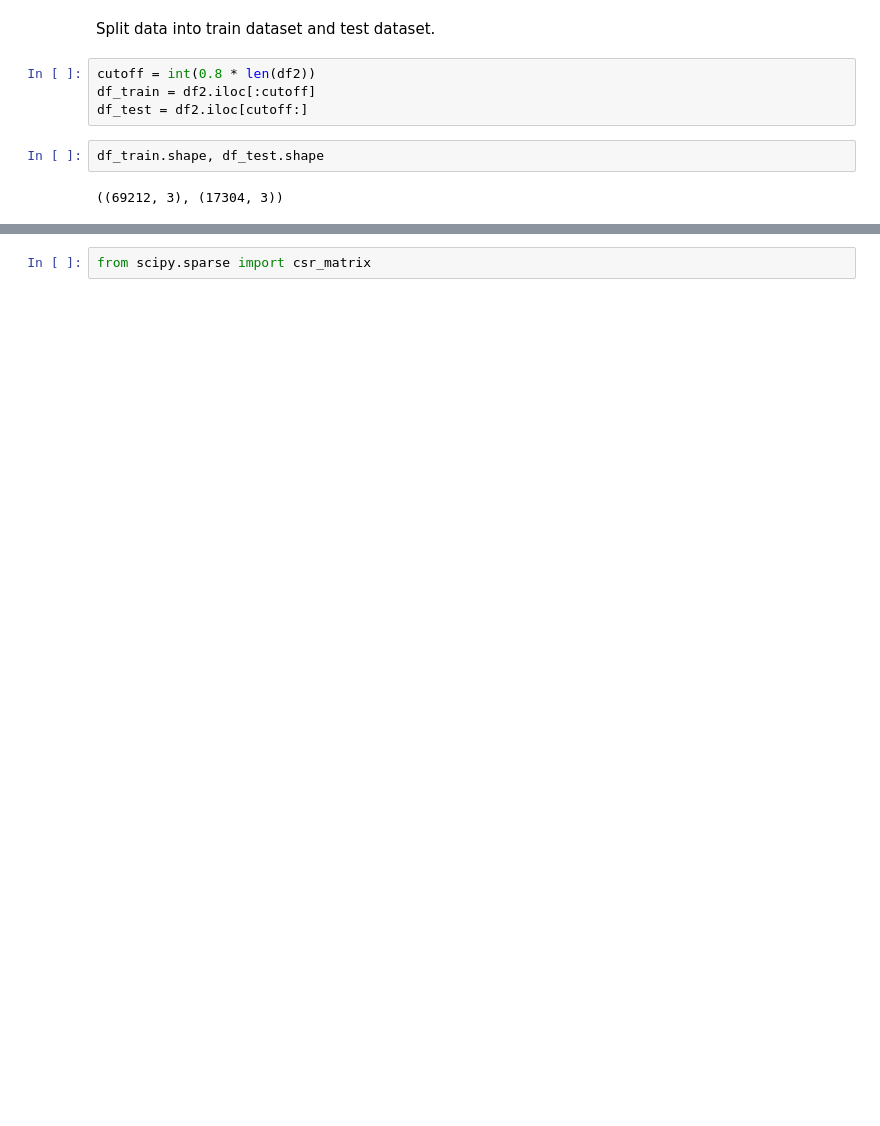
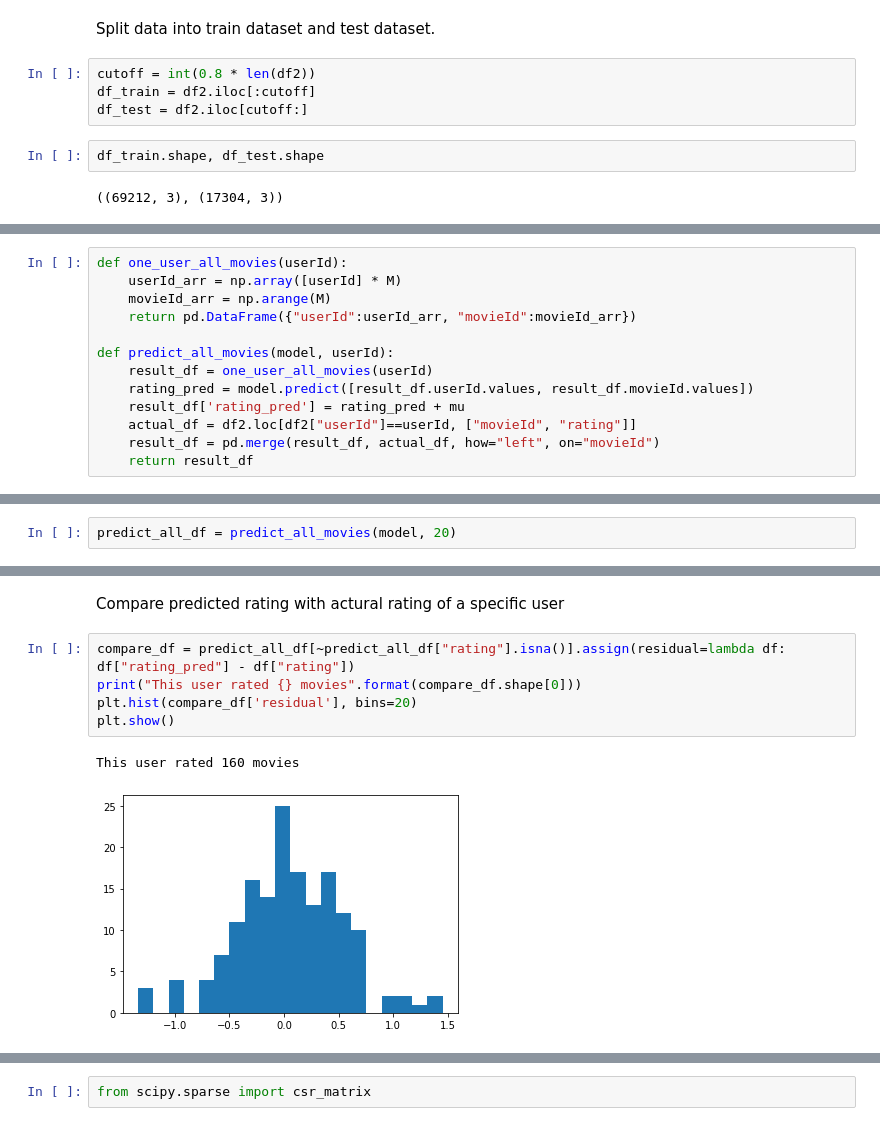
Before and after one commit to jingfuyuan/MovieRecommender, a Jupyter notebook: mf_keras.ipynb, the cells around one changed output, grey strips where cells are left out. Drawn from its saved outputs; the diff is of its cells as text; blank space fills up the shorter version.

```diff
--- a/mf_keras.ipynb
+++ b/mf_keras.ipynb
@@ -192,0 +183,13 @@ plt.show()
+# %%
+def one_user_all_movies(userId):
+    userId_arr = np.array([userId] * M)
+    movieId_arr = np.arange(M)
+    return pd.DataFrame({"userId":userId_arr, "movieId":movieId_arr})
+
+def predict_all_movies(model, userId):
+    result_df = one_user_all_movies(userId)
+    rating_pred = model.predict([result_df.userId.values, result_df.movieId.values])
+    result_df['rating_pred'] = rating_pred + mu
+    actual_df = df2.loc[df2["userId"]==userId, ["movieId", "rating"]]
+    result_df = pd.merge(result_df, actual_df, how="left", on="movieId")
+    return result_df
@@ -192,0 +198,2 @@ plt.show()
+# %%
+predict_all_df = predict_all_movies(model, 20)
@@ -192,0 +202,10 @@ plt.show()
+# %% [markdown]
+Compare predicted rating with actural rating of a specific user
+# %%
+compare_df = predict_all_df[~predict_all_df["rating"].isna()].assign(residual=lambda df: df["rating_pred"] - df["rating"])
+print("This user rated {} movies".format(compare_df.shape[0]))
+plt.hist(compare_df['residual'], bins=20)
+plt.show()
+# %% [output]
+This user rated 160 movies
+[figure, added]
```
Also changed, not shown: parts of 48 cells of this notebook, 1 other file.
